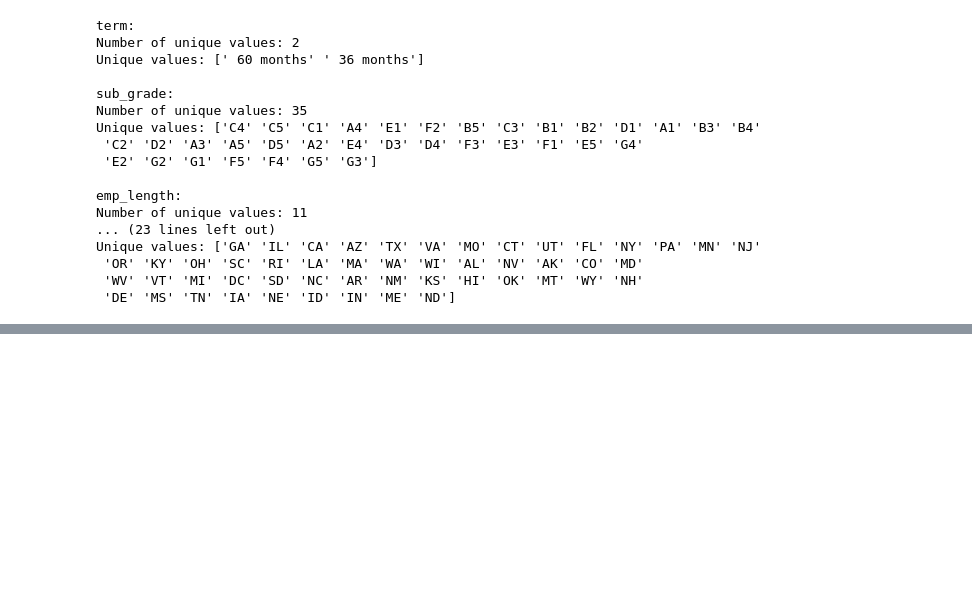
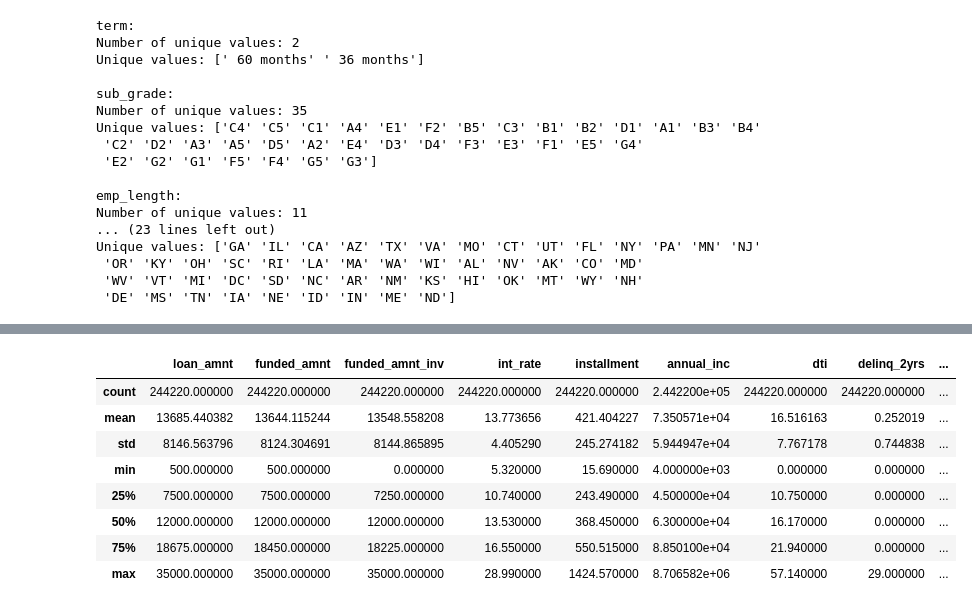
Before and after one commit to MenAtwork-FMP/Credit_Risk-Riesgo_Crediticio, a Jupyter notebook: notebooks/risk.ipynb, the cells around one changed output, grey strips where cells are left out. Cells and saved outputs as stored; diff of their text form; code cells hidden in the pictures; blank space fills up the shorter version.

```diff
--- a/notebooks/risk.ipynb
+++ b/notebooks/risk.ipynb
@@ -267,0 +288,12 @@ numericalcolumns.append('loan_status')
+# %%
+df.describe()
+# %% [output]
+|  | loan_amnt | funded_amnt | funded_amnt_inv | int_rate | installment | annual_inc | dti | delinq_2yrs | ... |
+| count | 244220.000000 | 244220.000000 | 244220.000000 | 244220.000000 | 244220.000000 | 2.442200e+05 | 244220.000000 | 244220.000000 | ... |
+| mean | 13685.440382 | 13644.115244 | 13548.558208 | 13.773656 | 421.404227 | 7.350571e+04 | 16.516163 | 0.252019 | ... |
+| std | 8146.563796 | 8124.304691 | 8144.865895 | 4.405290 | 245.274182 | 5.944947e+04 | 7.767178 | 0.744838 | ... |
+| min | 500.000000 | 500.000000 | 0.000000 | 5.320000 | 15.690000 | 4.000000e+03 | 0.000000 | 0.000000 | ... |
+| 25% | 7500.000000 | 7500.000000 | 7250.000000 | 10.740000 | 243.490000 | 4.500000e+04 | 10.750000 | 0.000000 | ... |
+| 50% | 12000.000000 | 12000.000000 | 12000.000000 | 13.530000 | 368.450000 | 6.300000e+04 | 16.170000 | 0.000000 | ... |
+| 75% | 18675.000000 | 18450.000000 | 18225.000000 | 16.550000 | 550.515000 | 8.850100e+04 | 21.940000 | 0.000000 | ... |
+| max | 35000.000000 | 35000.000000 | 35000.000000 | 28.990000 | 1424.570000 | 8.706582e+06 | 57.140000 | 29.000000 | ... |
```
Also changed, not shown: parts of 7 cells of this notebook.
